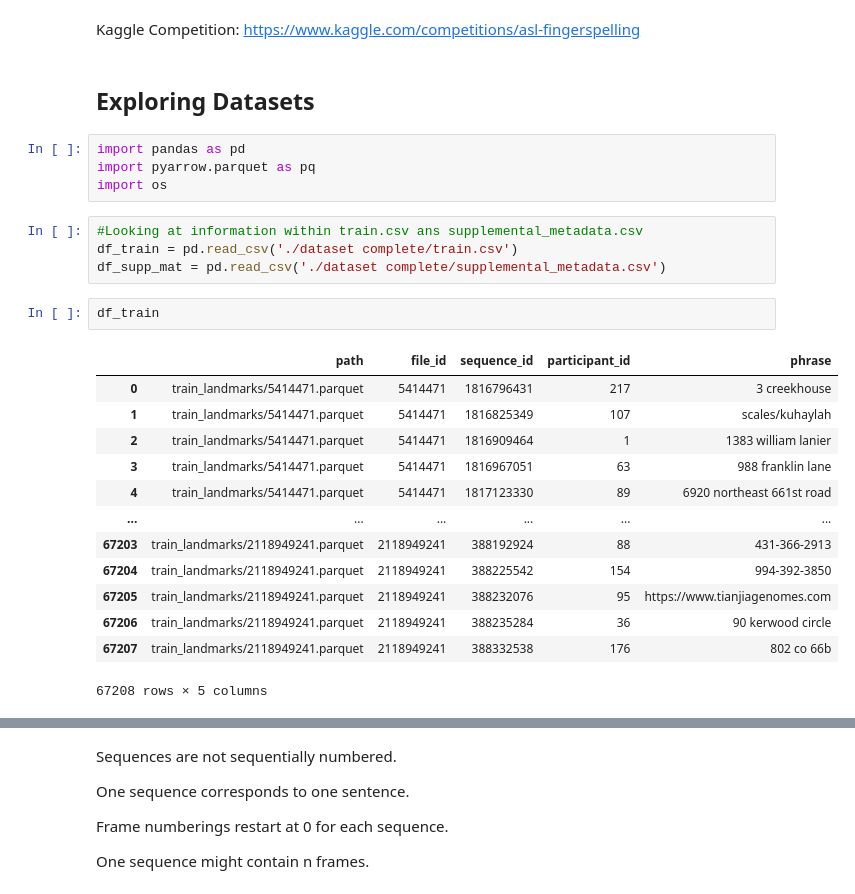
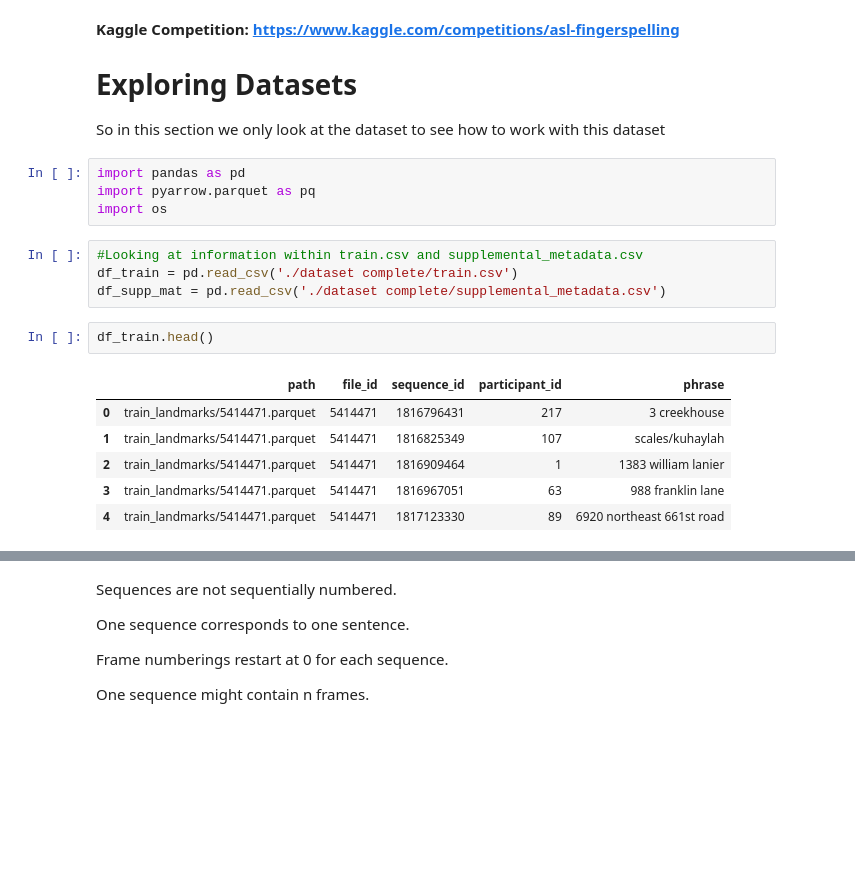
Before and after one commit to 4nn1k4/ASL-Fingerspelling-Translation, a Jupyter notebook: Data Inspection.ipynb, the cells around one changed output, grey strips where cells are left out. Drawn from its saved outputs; the diff is of its cells as text; blank space fills up the shorter version.

```diff
--- a/Data Inspection.ipynb
+++ b/Data Inspection.ipynb
@@ -1,30 +1,24 @@
-# %% [markdown]
-Kaggle Competition: https://www.kaggle.com/competitions/asl-fingerspelling
-# %% [markdown]
-## Exploring Datasets
+# %% [markdown]
+**Kaggle Competition: https://www.kaggle.com/competitions/asl-fingerspelling**
+
+# Exploring Datasets
+So in this section we only look at the dataset to see how to work with this dataset
 # %%
 import pandas as pd
 import pyarrow.parquet as pq
 import os
 # %%
-#Looking at information within train.csv ans supplemental_metadata.csv
+#Looking at information within train.csv and supplemental_metadata.csv
 df_train = pd.read_csv('./dataset complete/train.csv')
 df_supp_mat = pd.read_csv('./dataset complete/supplemental_metadata.csv')
 # %%
-df_train
+df_train.head()
 # %% [output]
 |  | path | file_id | sequence_id | participant_id | phrase |
 | 0 | train_landmarks/5414471.parquet | 5414471 | 1816796431 | 217 | 3 creekhouse |
 | 1 | train_landmarks/5414471.parquet | 5414471 | 1816825349 | 107 | scales/kuhaylah |
 | 2 | train_landmarks/5414471.parquet | 5414471 | 1816909464 | 1 | 1383 william lanier |
 | 3 | train_landmarks/5414471.parquet | 5414471 | 1816967051 | 63 | 988 franklin lane |
 | 4 | train_landmarks/5414471.parquet | 5414471 | 1817123330 | 89 | 6920 northeast 661st road |
-| ... | ... | ... | ... | ... | ... |
-| 67203 | train_landmarks/2118949241.parquet | 2118949241 | 388192924 | 88 | 431-366-2913 |
-| 67204 | train_landmarks/2118949241.parquet | 2118949241 | 388225542 | 154 | 994-392-3850 |
-| 67205 | train_landmarks/2118949241.parquet | 2118949241 | 388232076 | 95 | https://www.tianjiagenomes.com |
-| 67206 | train_landmarks/2118949241.parquet | 2118949241 | 388235284 | 36 | 90 kerwood circle |
-| 67207 | train_landmarks/2118949241.parquet | 2118949241 | 388332538 | 176 | 802 co 66b |
-67208 rows × 5 columns
 # %%
 len(df_train)
```
Also changed, not shown: parts of 109 cells of this notebook, 9 other files.
